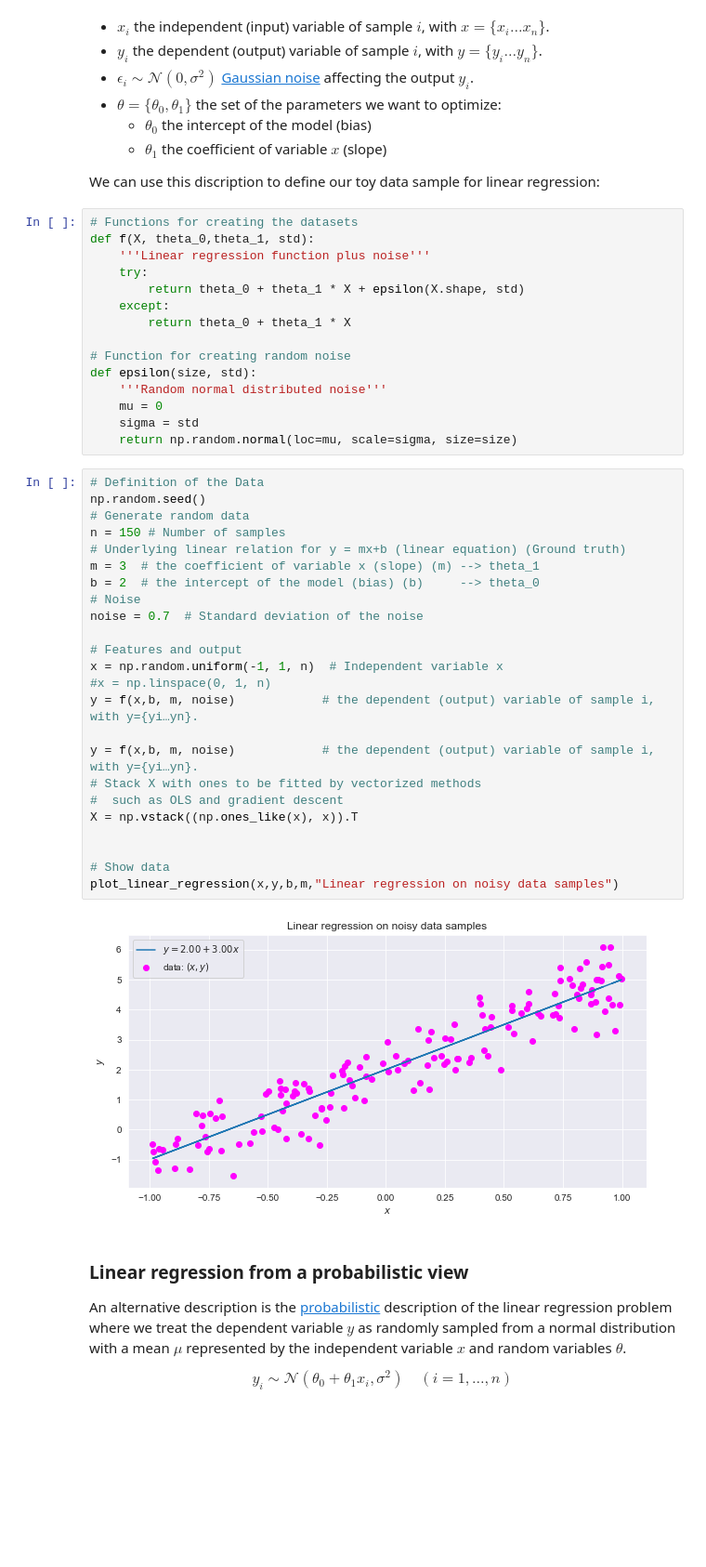
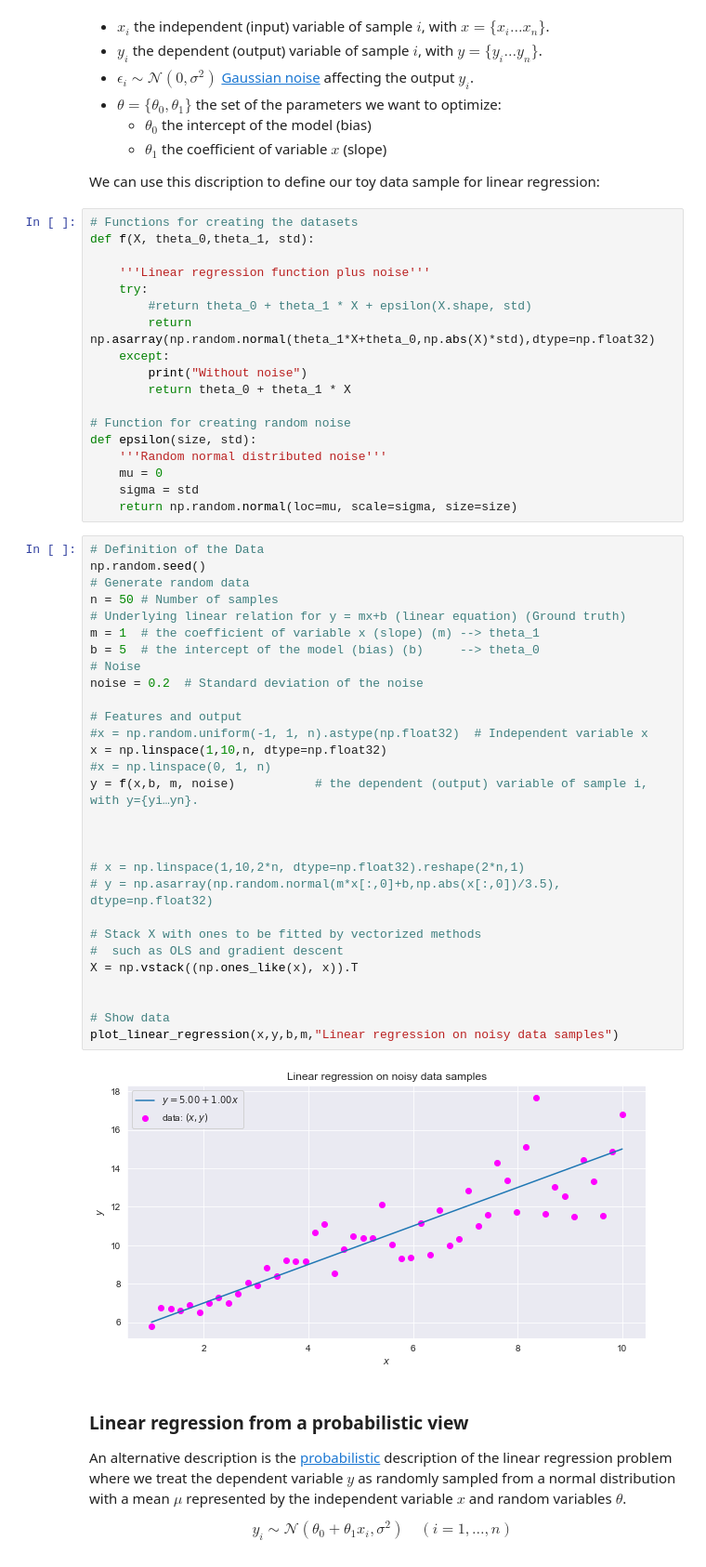
Before and after one commit to kaibrach/machine-learning, a Jupyter notebook: regression-parameter-estimation/linear-regression-parameter-estimation.ipynb, the cells around one changed output. Shown at 93% size. Saved outputs shown, nothing was run; the diff lists cells and outputs as text; blank space fills up the shorter version.

```diff
--- a/regression-parameter-estimation/linear-regression-parameter-estimation.ipynb
+++ b/regression-parameter-estimation/linear-regression-parameter-estimation.ipynb
@@ -79,10 +80,13 @@ We can use this discription to define our toy data sample for linear regression:
 # %%
 # Functions for creating the datasets
 def f(X, theta_0,theta_1, std):
+
     '''Linear regression function plus noise'''
     try:
-        return theta_0 + theta_1 * X + epsilon(X.shape, std)
+        #return theta_0 + theta_1 * X + epsilon(X.shape, std)
+        return np.asarray(np.random.normal(theta_1*X+theta_0,np.abs(X)*std),dtype=np.float32)
     except:
+        print("Without noise")
         return theta_0 + theta_1 * X
 
 # Function for creating random noise
@@ -94,29 +98,34 @@ def epsilon(size, std):
 # %%
 # Definition of the Data
 np.random.seed()
 # Generate random data
-n = 150 # Number of samples
+n = 50 # Number of samples
 # Underlying linear relation for y = mx+b (linear equation) (Ground truth)
-m = 3  # the coefficient of variable x (slope) (m) --> theta_1
-b = 2  # the intercept of the model (bias) (b)     --> theta_0
+m = 1  # the coefficient of variable x (slope) (m) --> theta_1
+b = 5  # the intercept of the model (bias) (b)     --> theta_0
 # Noise
-noise = 0.7  # Standard deviation of the noise
+noise = 0.2  # Standard deviation of the noise
 
 # Features and output
-x = np.random.uniform(-1, 1, n)  # Independent variable x
+#x = np.random.uniform(-1, 1, n).astype(np.float32)  # Independent variable x
+x = np.linspace(1,10,n, dtype=np.float32)
 #x = np.linspace(0, 1, n)
-y = f(x,b, m, noise)            # the dependent (output) variable of sample i, with y={yi…yn}.
+y = f(x,b, m, noise)           # the dependent (output) variable of sample i, with y={yi…yn}.
 
-y = f(x,b, m, noise)            # the dependent (output) variable of sample i, with y={yi…yn}.
+
+
+# x = np.linspace(1,10,2*n, dtype=np.float32).reshape(2*n,1)
+# y = np.asarray(np.random.normal(m*x[:,0]+b,np.abs(x[:,0])/3.5), dtype=np.float32)
+
 # Stack X with ones to be fitted by vectorized methods
 #  such as OLS and gradient descent
 X = np.vstack((np.ones_like(x), x)).T
 
 
 # Show data
 plot_linear_regression(x,y,b,m,"Linear regression on noisy data samples")
 # %% [output]
-[figure, old version]
+[figure, new version]
 # %% [markdown]
 
 ### Linear regression from a probabilistic view
```
Also changed, not shown: parts of 22 cells of this notebook.
